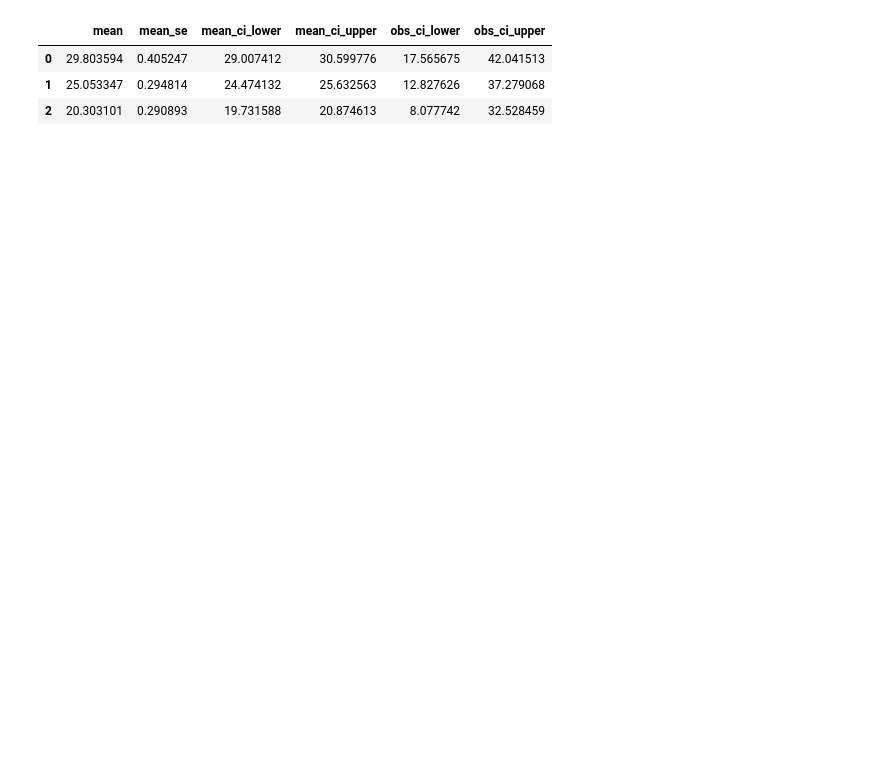
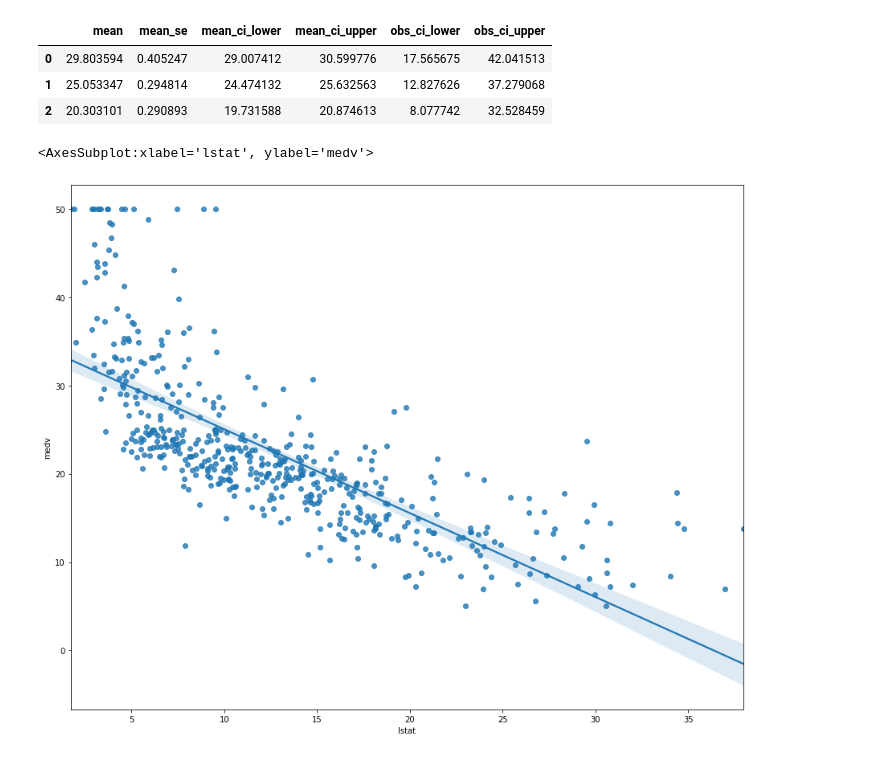
Before and after one commit to vivialprt/ISLR, a Jupyter notebook: Chapter3/Lab.ipynb, the cells around one changed output. Cells and saved outputs as stored; diff of their text form; code cells hidden in the pictures; blank space fills up the shorter version.

```diff
--- a/Chapter3/Lab.ipynb
+++ b/Chapter3/Lab.ipynb
@@ -164,3 +164,9 @@ res.summary_frame()
 | 0 | 29.803594 | 0.405247 | 29.007412 | 30.599776 | 17.565675 | 42.041513 |
 | 1 | 25.053347 | 0.294814 | 24.474132 | 25.632563 | 12.827626 | 37.279068 |
 | 2 | 20.303101 | 0.290893 | 19.731588 | 20.874613 | 8.077742 | 32.528459 |
+# %%
+_ = plt.figure(figsize=(15, 12))
+sns.regplot(data.lstat, data.medv)
+# %% [output]
+<AxesSubplot:xlabel='lstat', ylabel='medv'>
+[figure, added]
```
Also changed, not shown: parts of 22 cells of this notebook.
